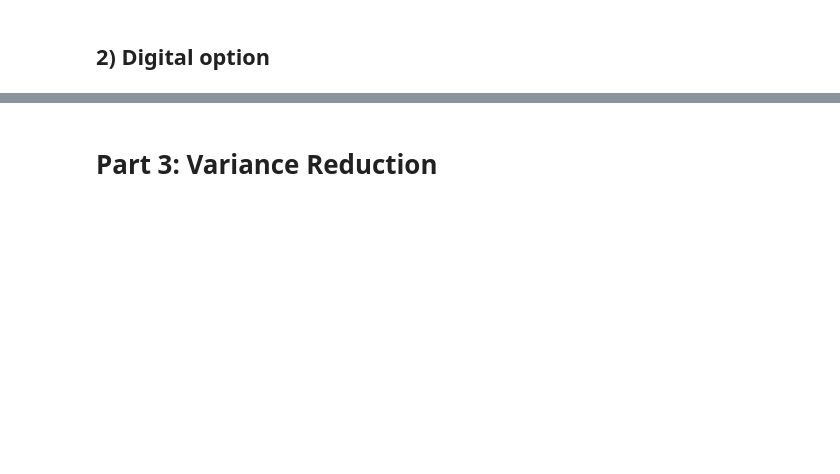
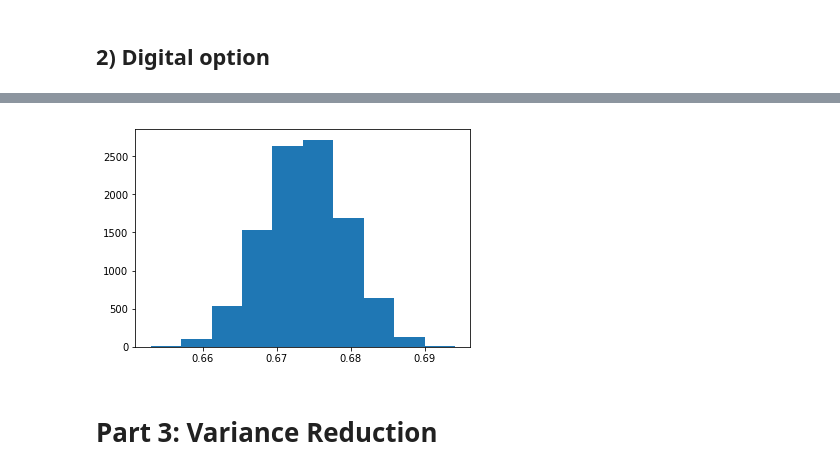
Before and after one commit to RomyM08/Comp_finance, a Jupyter notebook: Assignment2/Assignment2.ipynb, the cells around one changed output, grey strips where cells are left out. Drawn from its saved outputs; the diff is of its cells as text; code cells hidden in the pictures; blank space fills up the shorter version.

```diff
--- a/Assignment2/Assignment2.ipynb
+++ b/Assignment2/Assignment2.ipynb
@@ -350,2 +371,30 @@ plt.hist(experiment2(0.0))
+# %%
+def digital_optionJ(trials=10000, strike_price=99, stock_price=100, interest_rate=0.06, volatility=0.2, maturity=1):
+    randomness = np.random.normal(size = trials)
+    # trials are #iterations of monte carlo
+    globallist = []
+    monte_results = []
+
+    for i in range(trials):
+        current_monte = one_step_stock(stock_price, interest_rate, volatility, maturity, randomness[i])
+        globallist.append(current_monte)
+        if current_monte - strike_price > 0:
+            monte_results.append(math.exp(-r * T) * current_monte / stock_price)
+        else:
+            monte_results.append(0)
+    return monte_results, np.mean(globallist)
+
+#@jit (nopython = True)
+def one_step_stockJ(stock_price, interest_rate, volatility, maturity, Z):
+    return stock_price * math.exp((interest_rate - 0.5 * volatility ** 2) * maturity + volatility * math.sqrt(maturity) * Z)
+# %%
+delta_list = []
+for i in range(10000):
+    delta_list.append(np.mean(digital_optionJ()[0]))
+
+plt.hist(delta_list)
+plt.show()
+# %% [output]
+[figure, added]
 # %% [markdown]
 # Part 3: Variance Reduction
```
Also changed, not shown: parts of 9 cells of this notebook.
